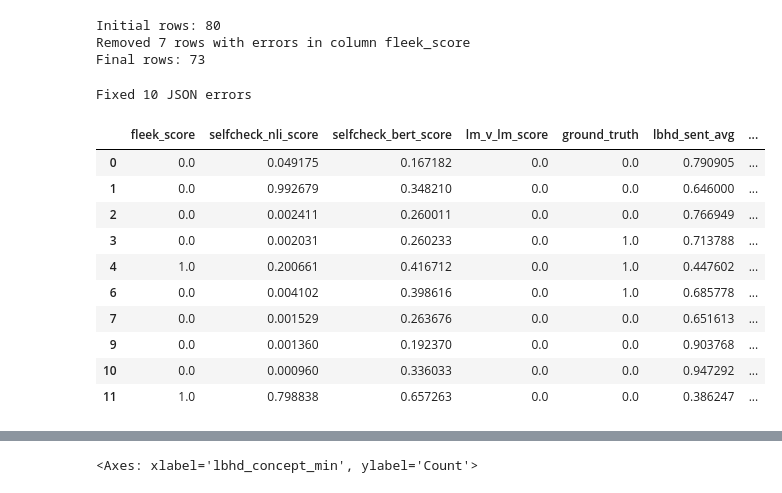
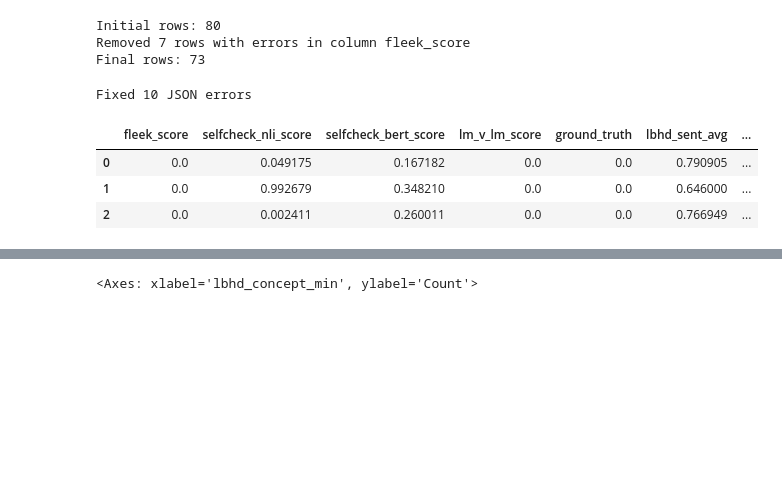
Before and after one commit to SimonB97/halu-detect-eval, a Jupyter notebook: analysis.ipynb, the cells around one changed output, grey strips where cells are left out. Drawn from its saved outputs; the diff is of its cells as text; code cells hidden in the pictures; blank space fills up the shorter version.

```diff
--- a/analysis.ipynb
+++ b/analysis.ipynb
@@ -272,23 +256,16 @@ Final rows: 73
 # %%
 # process LBHD scores
 test_df = fix_json_errors(test_df)
 test_df = process_lbhd_scores(test_df)   # aggregate concept-level scores and normalize (min-max)
 # save processed dataframe
 test_df.to_csv("results/processed.csv", index=False)
-test_df.head(10)
+test_df.head(3)
 # %% [output]
 Fixed 10 JSON errors
 |  | fleek_score | selfcheck_nli_score | selfcheck_bert_score | lm_v_lm_score | ground_truth | lbhd_sent_avg | ... |
 | 0 | 0.0 | 0.049175 | 0.167182 | 0.0 | 0.0 | 0.790905 | ... |
 | 1 | 0.0 | 0.992679 | 0.348210 | 0.0 | 0.0 | 0.646000 | ... |
 | 2 | 0.0 | 0.002411 | 0.260011 | 0.0 | 0.0 | 0.766949 | ... |
-| 3 | 0.0 | 0.002031 | 0.260233 | 0.0 | 1.0 | 0.713788 | ... |
-| 4 | 1.0 | 0.200661 | 0.416712 | 0.0 | 1.0 | 0.447602 | ... |
-| 6 | 0.0 | 0.004102 | 0.398616 | 0.0 | 1.0 | 0.685778 | ... |
-| 7 | 0.0 | 0.001529 | 0.263676 | 0.0 | 0.0 | 0.651613 | ... |
-| 9 | 0.0 | 0.001360 | 0.192370 | 0.0 | 0.0 | 0.903768 | ... |
-| 10 | 0.0 | 0.000960 | 0.336033 | 0.0 | 0.0 | 0.947292 | ... |
-| 11 | 1.0 | 0.798838 | 0.657263 | 0.0 | 0.0 | 0.386247 | ... |
 # %%
 plot_correlation_matrix(test_df, datasets[0]["model"], datasets[0]["dataset_name"], "pearson")
 plot_correlation_matrix(test_df, datasets[0]["model"], datasets[0]["dataset_name"], "spearman")
```
Also changed, not shown: parts of 3 cells of this notebook.
